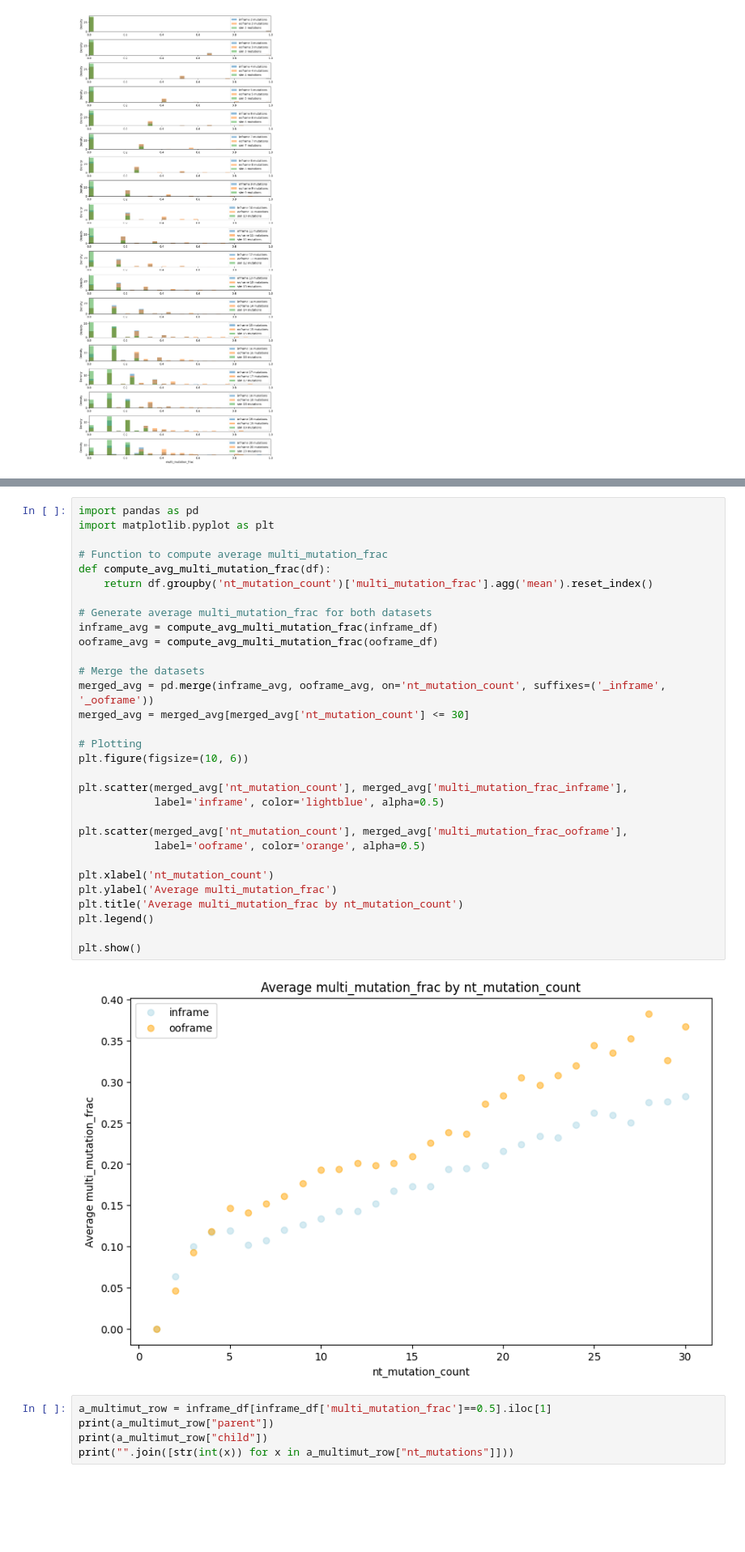
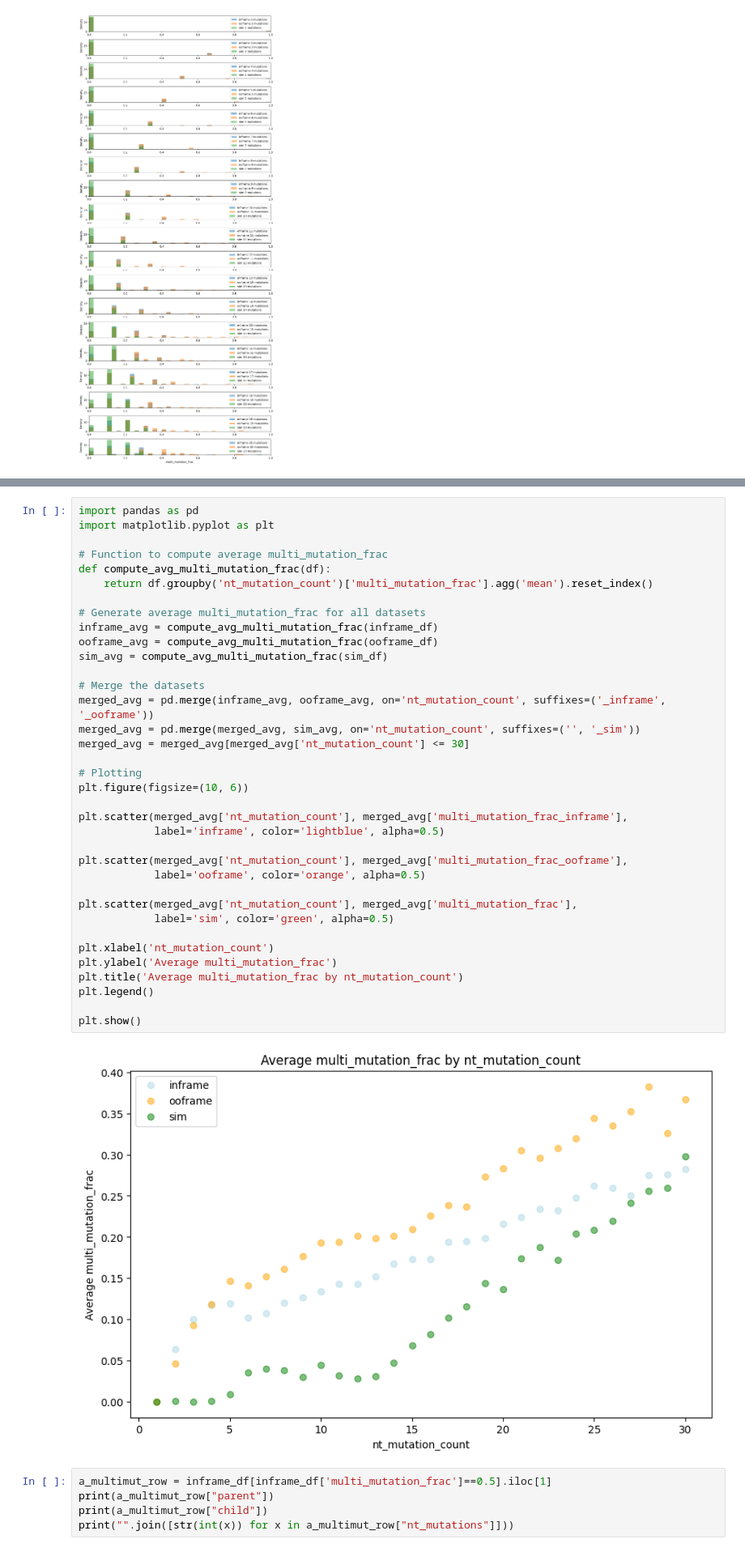
Before and after one commit to matsengrp/epam, a Jupyter notebook: notebooks/multinucleotide.ipynb, the cells around one changed output, grey strips where cells are left out. Shown: that part at 81% size. Saved outputs shown, nothing was run; the diff lists cells and outputs as text; blank space fills up the shorter version.

Commit message:
sims in multinuc really

```diff
--- a/notebooks/multinucleotide.ipynb
+++ b/notebooks/multinucleotide.ipynb
@@ -197,35 +176,40 @@ plt.show()
 import pandas as pd
 import matplotlib.pyplot as plt
 
 # Function to compute average multi_mutation_frac
 def compute_avg_multi_mutation_frac(df):
     return df.groupby('nt_mutation_count')['multi_mutation_frac'].agg('mean').reset_index()
 
-# Generate average multi_mutation_frac for both datasets
+# Generate average multi_mutation_frac for all datasets
 inframe_avg = compute_avg_multi_mutation_frac(inframe_df)
 ooframe_avg = compute_avg_multi_mutation_frac(ooframe_df)
+sim_avg = compute_avg_multi_mutation_frac(sim_df)
 
 # Merge the datasets
 merged_avg = pd.merge(inframe_avg, ooframe_avg, on='nt_mutation_count', suffixes=('_inframe', '_ooframe'))
+merged_avg = pd.merge(merged_avg, sim_avg, on='nt_mutation_count', suffixes=('', '_sim'))
 merged_avg = merged_avg[merged_avg['nt_mutation_count'] <= 30]
 
 # Plotting
 plt.figure(figsize=(10, 6))
 
 plt.scatter(merged_avg['nt_mutation_count'], merged_avg['multi_mutation_frac_inframe'],
             label='inframe', color='lightblue', alpha=0.5)
 
 plt.scatter(merged_avg['nt_mutation_count'], merged_avg['multi_mutation_frac_ooframe'],
             label='ooframe', color='orange', alpha=0.5)
 
+plt.scatter(merged_avg['nt_mutation_count'], merged_avg['multi_mutation_frac'],
+            label='sim', color='green', alpha=0.5)
+
 plt.xlabel('nt_mutation_count')
 plt.ylabel('Average multi_mutation_frac')
 plt.title('Average multi_mutation_frac by nt_mutation_count')
 plt.legend()
 
 plt.show()
 # %% [output]
-[figure, old version]
+[figure, new version]
 # %%
 a_multimut_row = inframe_df[inframe_df['multi_mutation_frac']==0.5].iloc[1]
 print(a_multimut_row["parent"])
```
Also changed, not shown: parts of 4 cells of this notebook.
